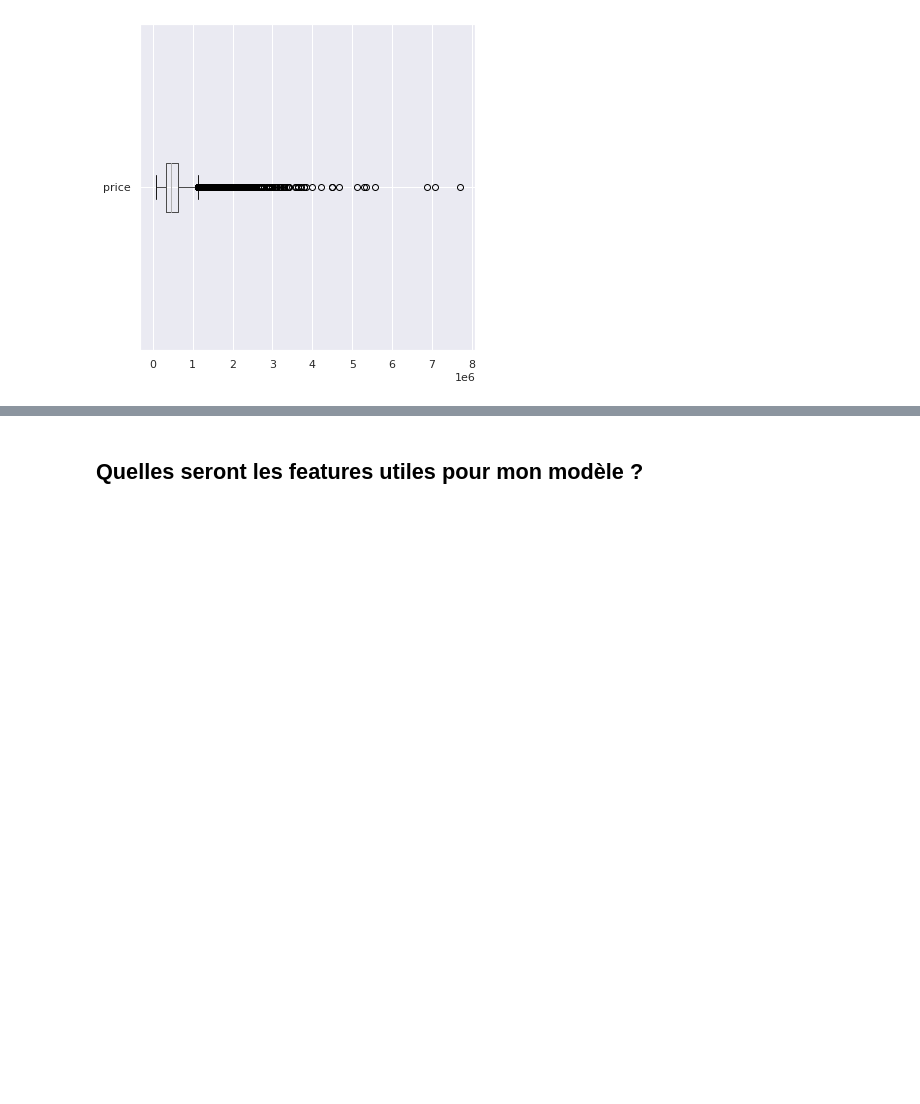
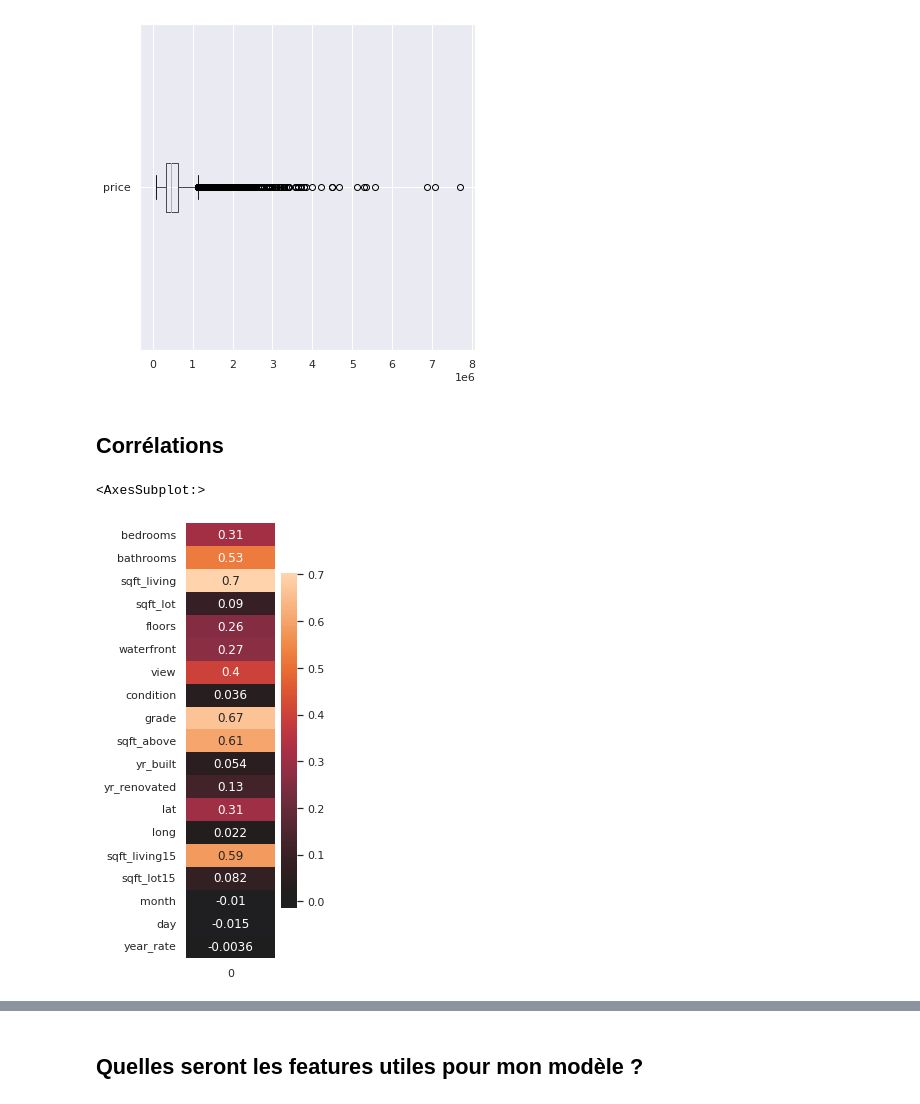
Before and after one commit to NinaNusb/Prediction_prix_maisons, a Jupyter notebook: data_cleaning_analysis.ipynb, the cells around one changed output, grey strips where cells are left out. Cells and saved outputs as stored; diff of their text form; code cells hidden in the pictures; blank space fills up the shorter version.

```diff
--- a/data_cleaning_analysis.ipynb
+++ b/data_cleaning_analysis.ipynb
@@ -824,3 +827,5 @@ df_house.boxplot(column='price', vert=False)
 plt.show()
 # %% [output]
 [figure]
+# %% [markdown]
+## Corrélations
@@ -826,0 +834,10 @@ plt.show()
+# %%
+corr_to_price = df_house.drop('price', axis=1).corrwith(df_house['price'])
+# %%
+fig, ax = plt.subplots()
+fig.set_size_inches(2,8)
+
+sns.heatmap(pd.DataFrame(corr_to_price), center=0, ax=ax, annot=True)
+# %% [output]
+<AxesSubplot:>
+[figure, added]
```
Also changed, not shown: parts of 8 cells of this notebook, 3 other files.
